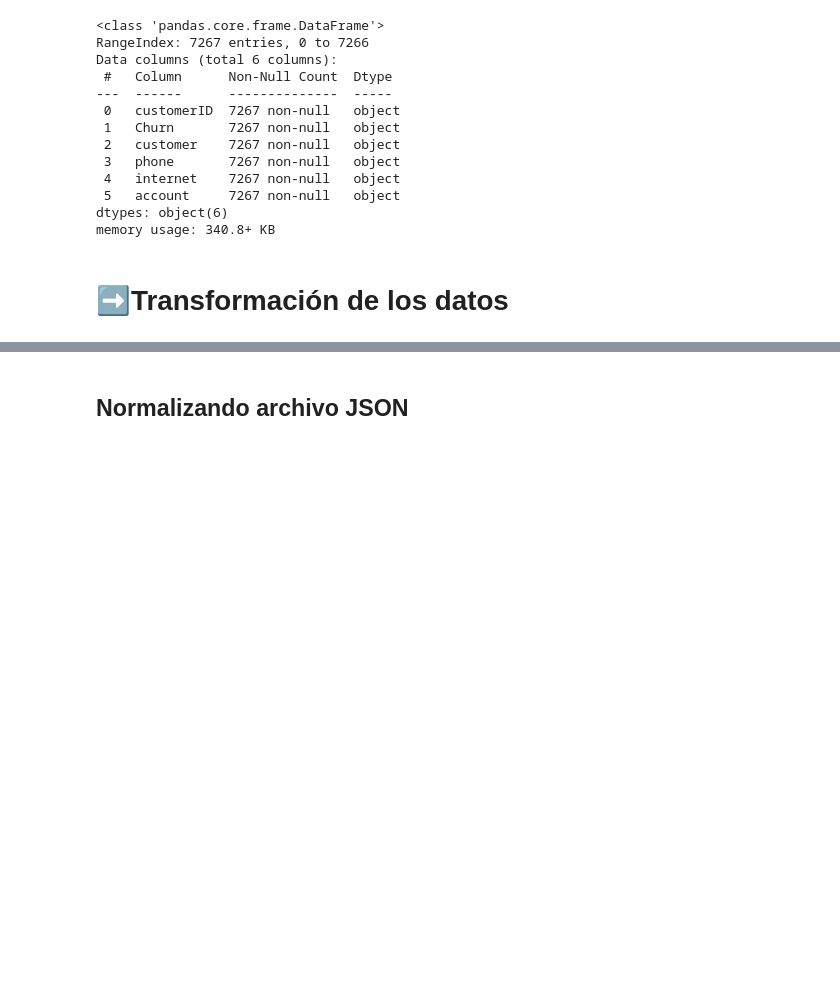
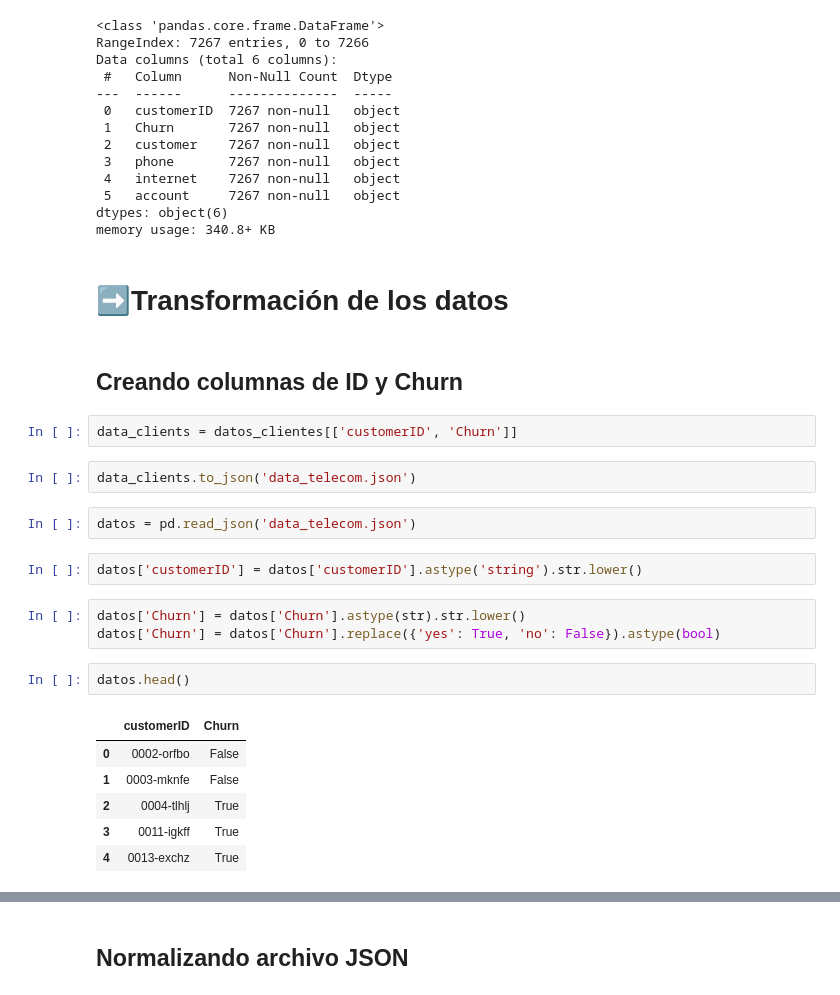
Before and after one commit to donosonahuel/alura-telecom, a Jupyter notebook: Alura_Challenge_Telecom_X.ipynb, the cells around one changed output, grey strips where cells are left out. Drawn from its saved outputs; the diff is of its cells as text; blank space fills up the shorter version.

```diff
--- a/Alura_Challenge_Telecom_X.ipynb
+++ b/Alura_Challenge_Telecom_X.ipynb
@@ -24,3 +33,25 @@ dtypes: object(6)
 memory usage: 340.8+ KB
 # %% [markdown]
 # ➡️Transformación de los datos
+# %% [markdown]
+## Creando columnas de ID y Churn
+# %%
+data_clients = datos_clientes[['customerID', 'Churn']]
+# %%
+data_clients.to_json('data_telecom.json')
+# %%
+datos = pd.read_json('data_telecom.json')
+# %%
+datos['customerID'] = datos['customerID'].astype('string').str.lower()
+# %%
+datos['Churn'] = datos['Churn'].astype(str).str.lower()
+datos['Churn'] = datos['Churn'].replace({'yes': True, 'no': False}).astype(bool)
+# %%
+datos.head()
+# %% [output]
+|  | customerID | Churn |
+| 0 | 0002-orfbo | False |
+| 1 | 0003-mknfe | False |
+| 2 | 0004-tlhlj | True |
+| 3 | 0011-igkff | True |
+| 4 | 0013-exchz | True |
```
Also changed, not shown: parts of 9 cells of this notebook.
